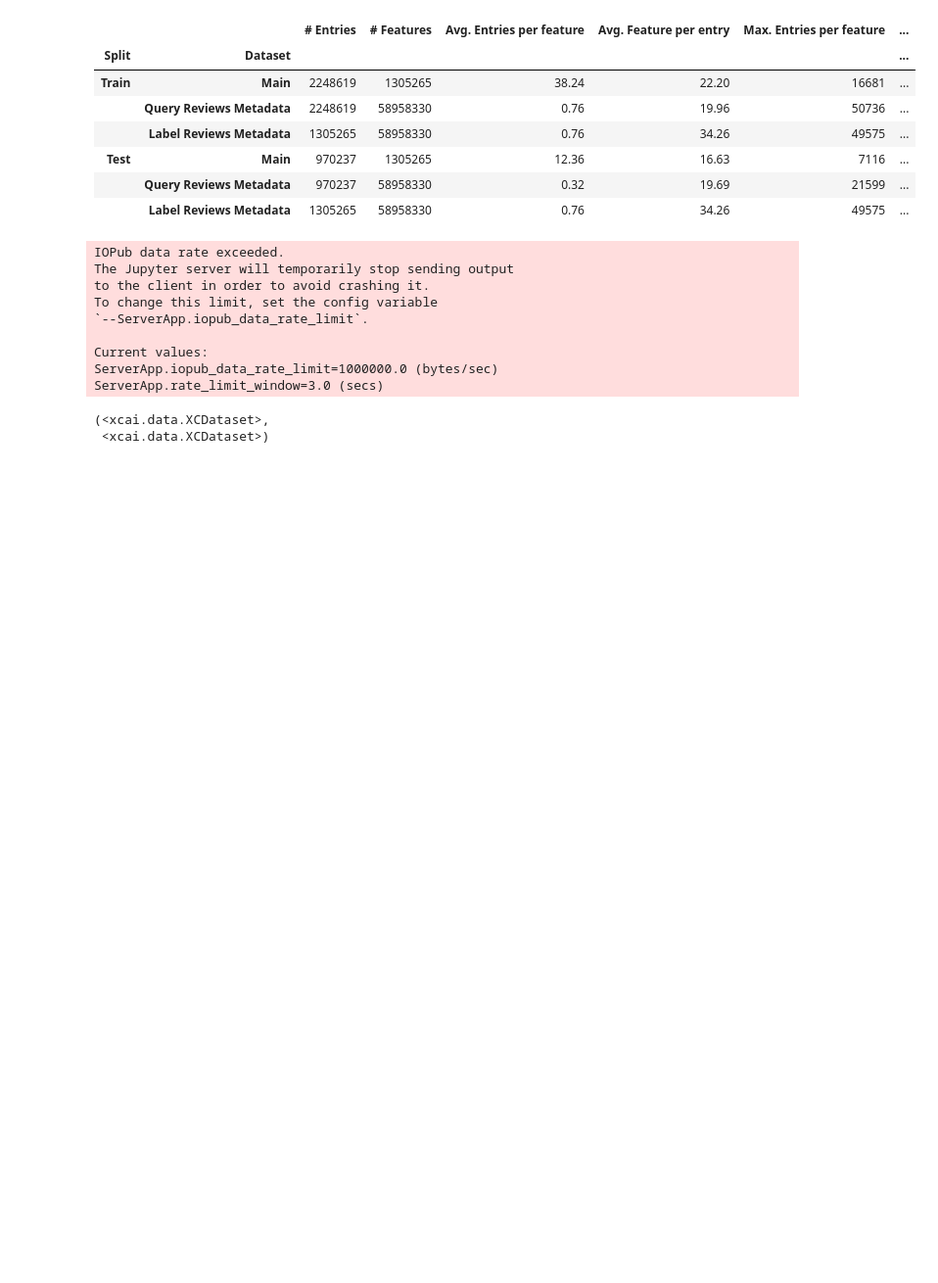
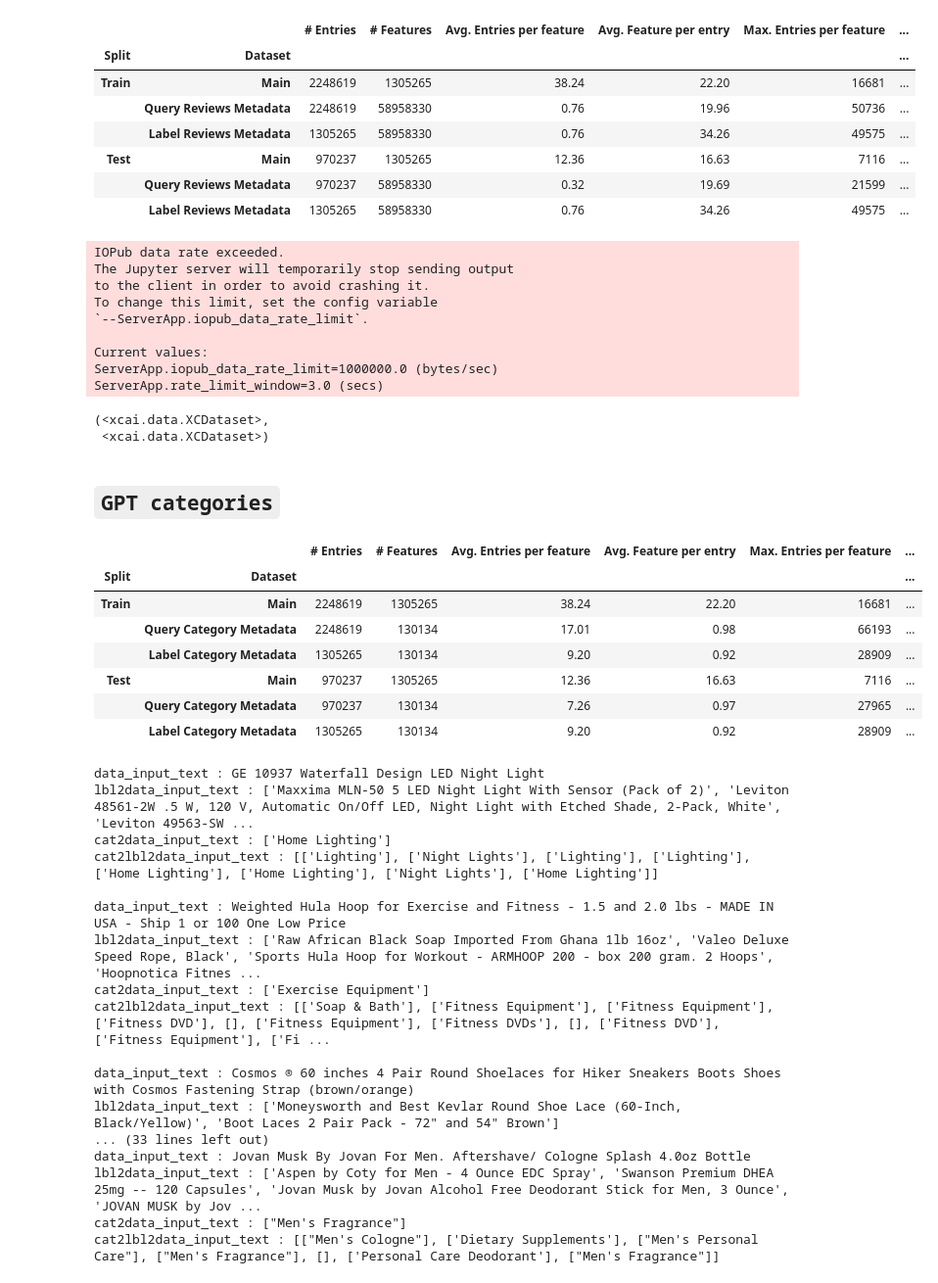
Before and after one commit to suchith720/sugar, a Jupyter notebook: nbs/13_wikiseelaso-amazon-dataset-statistics-report.ipynb, the cells around one changed output. Shown at 98% size. Saved outputs shown, nothing was run; the diff lists cells and outputs as text; code cells hidden in the pictures; blank space fills up the shorter version.

```diff
--- a/nbs/13_wikiseelaso-amazon-dataset-statistics-report.ipynb
+++ b/nbs/13_wikiseelaso-amazon-dataset-statistics-report.ipynb
@@ -615,3 +615,5 @@ ServerApp.iopub_data_rate_limit=1000000.0 (bytes/sec)
 ServerApp.rate_limit_window=3.0 (secs)
 (<xcai.data.XCDataset>,
  <xcai.data.XCDataset>)
+# %% [markdown]
+## `GPT categories`
@@ -617,0 +622,28 @@ ServerApp.rate_limit_window=3.0 (secs)
+# %%
+o = show_func(metadata_type='category_gpt')
+# %% [output]
+|  |  | # Entries | # Features | Avg. Entries per feature | Avg. Feature per entry | Max. Entries per feature | ... |
+| Split | Dataset |  |  |  |  |  | ... |
+| Train | Main | 2248619 | 1305265 | 38.24 | 22.20 | 16681 | ... |
+|  | Query Category Metadata | 2248619 | 130134 | 17.01 | 0.98 | 66193 | ... |
+|  | Label Category Metadata | 1305265 | 130134 | 9.20 | 0.92 | 28909 | ... |
+| Test | Main | 970237 | 1305265 | 12.36 | 16.63 | 7116 | ... |
+|  | Query Category Metadata | 970237 | 130134 | 7.26 | 0.97 | 27965 | ... |
+|  | Label Category Metadata | 1305265 | 130134 | 9.20 | 0.92 | 28909 | ... |
+data_input_text : GE 10937 Waterfall Design LED Night Light
+lbl2data_input_text : ['Maxxima MLN-50 5 LED Night Light With Sensor (Pack of 2)', 'Leviton 48561-2W .5 W, 120 V, Automatic On/Off LED, Night Light with Etched Shade, 2-Pack, White', 'Leviton 49563-SW ...
+cat2data_input_text : ['Home Lighting']
+cat2lbl2data_input_text : [['Lighting'], ['Night Lights'], ['Lighting'], ['Lighting'], ['Home Lighting'], ['Home Lighting'], ['Night Lights'], ['Home Lighting']]
+
+data_input_text : Weighted Hula Hoop for Exercise and Fitness - 1.5 and 2.0 lbs - MADE IN USA - Ship 1 or 100 One Low Price
+lbl2data_input_text : ['Raw African Black Soap Imported From Ghana 1lb 16oz', 'Valeo Deluxe Speed Rope, Black', 'Sports Hula Hoop for Workout - ARMHOOP 200 - box 200 gram. 2 Hoops', 'Hoopnotica Fitnes ...
+cat2data_input_text : ['Exercise Equipment']
+cat2lbl2data_input_text : [['Soap & Bath'], ['Fitness Equipment'], ['Fitness Equipment'], ['Fitness DVD'], [], ['Fitness Equipment'], ['Fitness DVDs'], [], ['Fitness DVD'], ['Fitness Equipment'], ['Fi ...
+
+data_input_text : Cosmos ® 60 inches 4 Pair Round Shoelaces for Hiker Sneakers Boots Shoes with Cosmos Fastening Strap (brown/orange)
+lbl2data_input_text : ['Moneysworth and Best Kevlar Round Shoe Lace (60-Inch, Black/Yellow)', 'Boot Laces 2 Pair Pack - 72" and 54" Brown']
+... (33 lines left out)
+data_input_text : Jovan Musk By Jovan For Men. Aftershave/ Cologne Splash 4.0oz Bottle
+lbl2data_input_text : ['Aspen by Coty for Men - 4 Ounce EDC Spray', 'Swanson Premium DHEA 25mg -- 120 Capsules', 'Jovan Musk by Jovan Alcohol Free Deodorant Stick for Men, 3 Ounce', 'JOVAN MUSK by Jov ...
+cat2data_input_text : ["Men's Fragrance"]
+cat2lbl2data_input_text : [["Men's Cologne"], ['Dietary Supplements'], ["Men's Personal Care"], ["Men's Fragrance"], [], ['Personal Care Deodorant'], ["Men's Fragrance"]]
```
Also changed, not shown: parts of 3 cells of this notebook, 7 other files.
